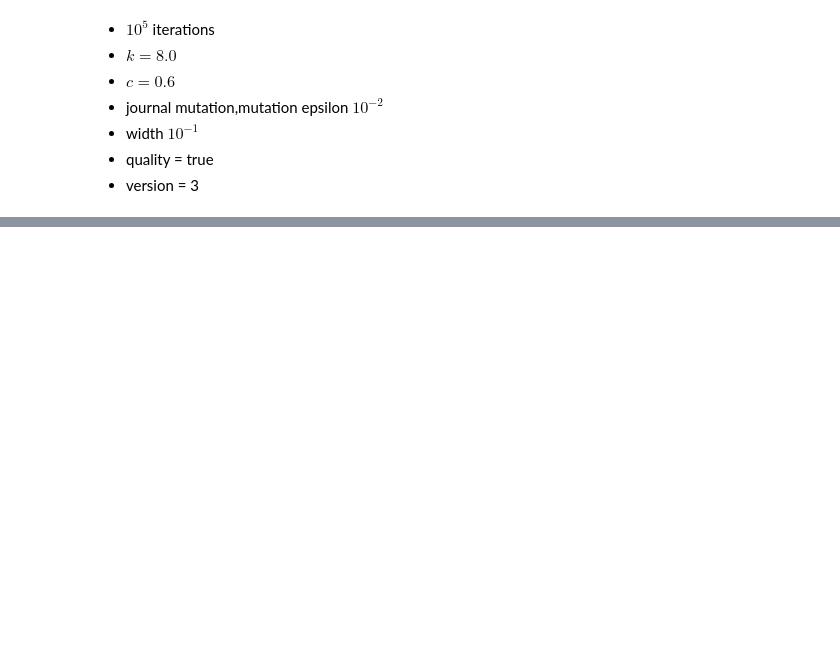
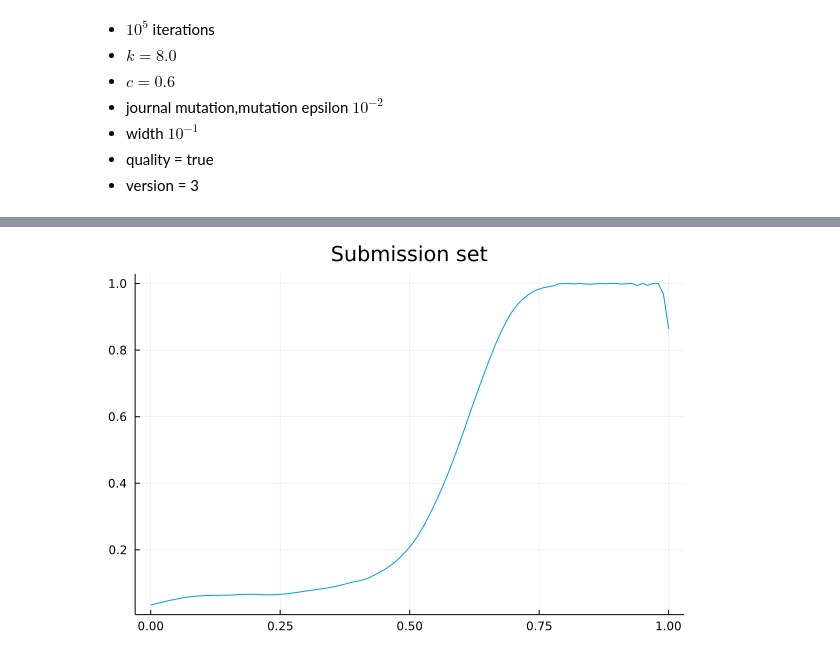
Before and after one commit to saikumarmk/paramless, a Jupyter notebook: journal_paramless.ipynb, the cells around one changed output, grey strips where cells are left out. Saved outputs shown, nothing was run; the diff lists cells and outputs as text; code cells hidden in the pictures; blank space fills up the shorter version.

```diff
--- a/journal_paramless.ipynb
+++ b/journal_paramless.ipynb
@@ -73,0 +84,10 @@ plot(map((x) -> x[1], result_dict["time_series_ϵ"]),map((x) -> x[2], result_dic
+# %%
+result_dict = co_evolve(domain, resident_sub, resident_eps, resident_qt,
+1e6, 1e-9, 777; k=8.0,
+c= .5, mutation_epsilon=0.001,mutation_epsilon_journal=0.001,
+lower_bound=0.0, upper_bound=1.0,
+width=0.01, quality=true, version=3, snapshot_iter=1e2);
+# %%
+plot(domain, result_dict["resident_submission"], title="Submission set", label="")
+# %% [output]
+[figure, added]
```
Also changed, not shown: parts of 8 cells of this notebook, 4 other files.
